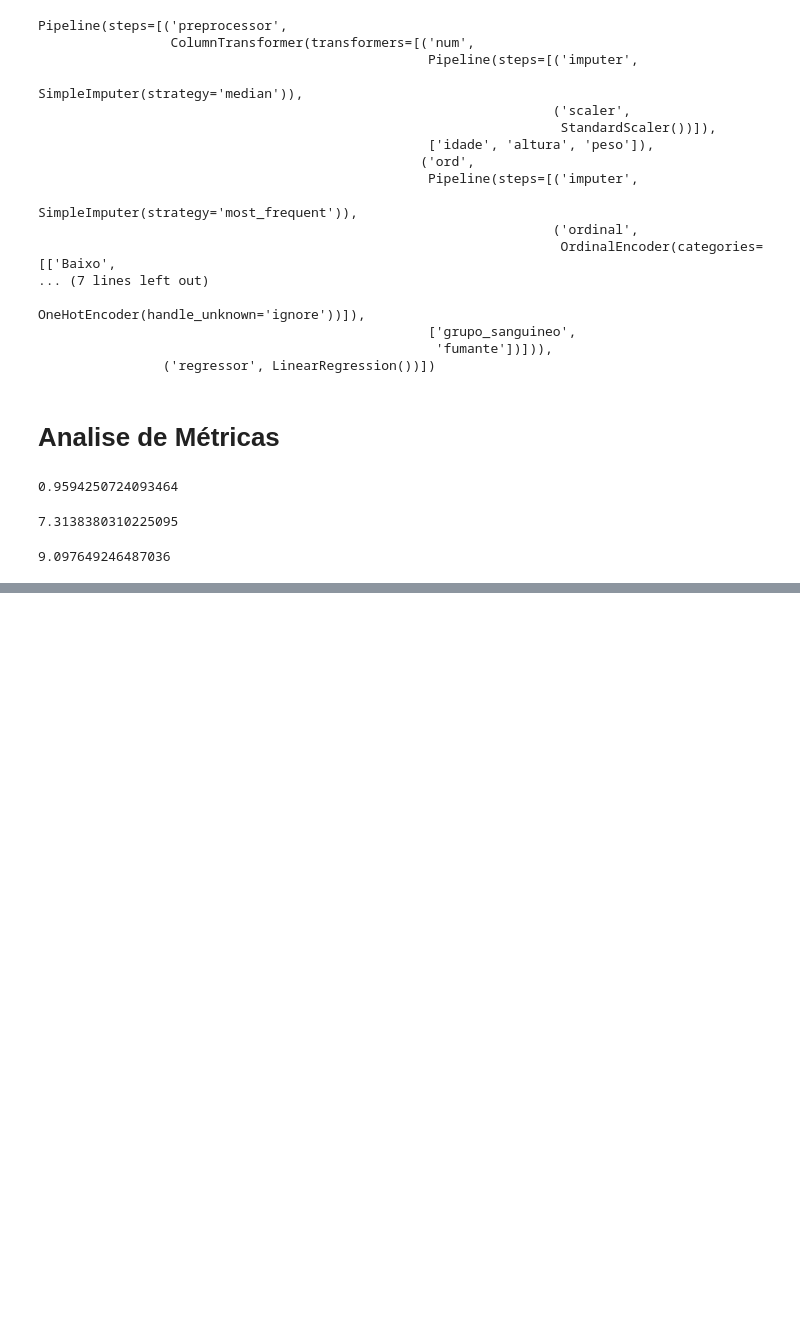
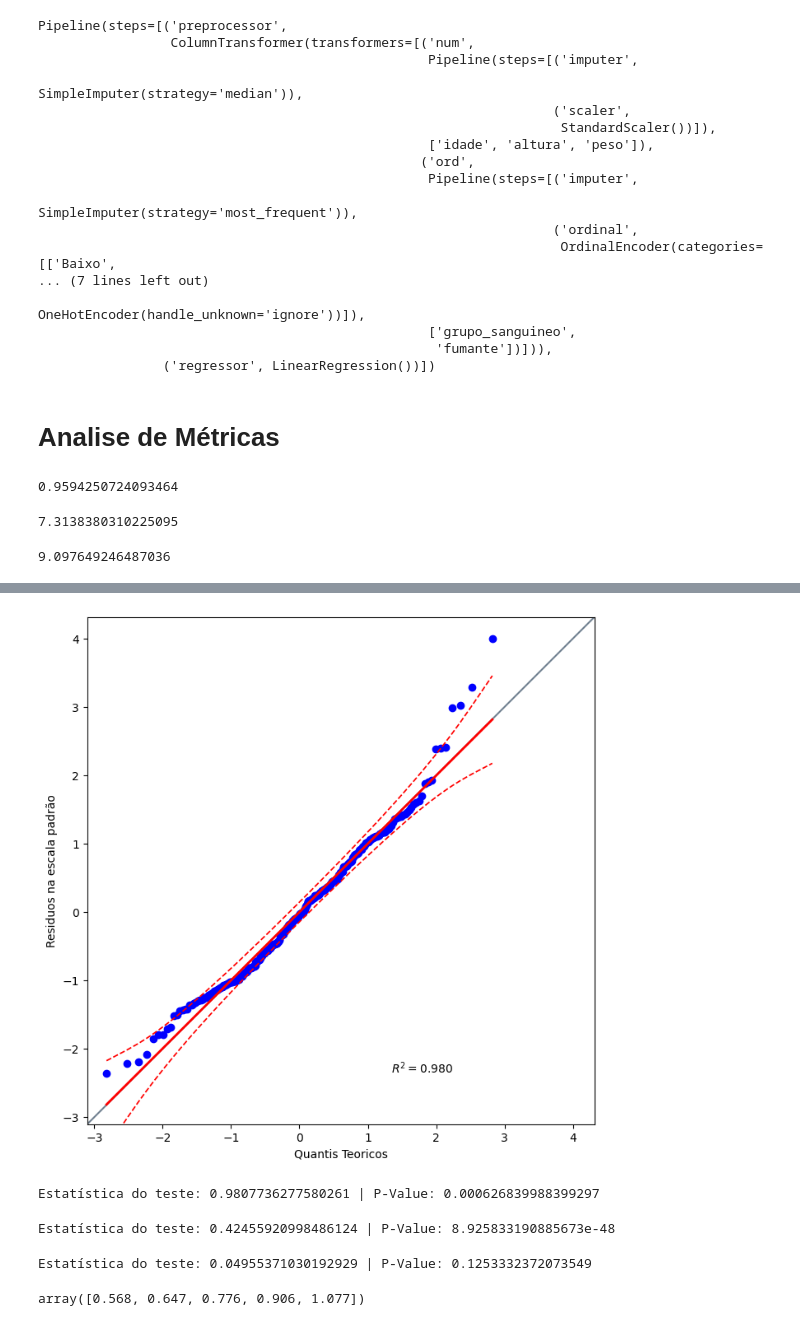
Before and after one commit to GuilhermeVicenteFigueira/CholestIa, a Jupyter notebook: Ia/CholestIa.ipynb, the cells around one changed output, grey strips where cells are left out. Saved outputs shown, nothing was run; the diff lists cells and outputs as text; code cells hidden in the pictures; blank space fills up the shorter version.

```diff
--- a/Ia/CholestIa.ipynb
+++ b/Ia/CholestIa.ipynb
@@ -510,0 +534,35 @@ mean_squared_error(y_test, y_pred, squared=False)
+# %%
+# Chegar se residuos seguem uma distribuição normaç
+# QQ plot
+import pingouin as pg
+plt.figure(figsize=(14,8))
+pg.qqplot(residuos_std, dist='norm', confidence=0.95)
+plt.xlabel('Quantis Teoricos')
+plt.ylabel('Residuos na escala padrão')
+plt.show()
+# %% [output]
+[figure, added]
+# %%
+# Teste de Normalidade de Shapiro-Wilk
+from scipy.stats import shapiro, kstest, anderson
+from statsmodels.stats.diagnostic import lilliefors, het_goldfeldquandt
+
+stat_shapiro, p_value_shapiro = shapiro(residuos)
+
+print("Estatística do teste: {} | P-Value: {}".format(stat_shapiro, p_value_shapiro))
+# %% [output]
+Estatística do teste: 0.9807736277580261 | P-Value: 0.000626839988399297
+# %%
+
+stat_ks, p_value_ks = kstest(residuos, 'norm')
+
+print("Estatística do teste: {} | P-Value: {}".format(stat_ks, p_value_ks))
+# %% [output]
+Estatística do teste: 0.42455920998486124 | P-Value: 8.925833190885673e-48
+# %%
+
+stat_ll, p_value_ll = lilliefors(residuos, 'norm')
+
+print("Estatística do teste: {} | P-Value: {}".format(stat_ll, p_value_ll))
+# %% [output]
+Estatística do teste: 0.04955371030192929 | P-Value: 0.1253332372073549
@@ -510,0 +572,4 @@ mean_squared_error(y_test, y_pred, squared=False)
+# %%
+critical_and
+# %% [output]
+array([0.568, 0.647, 0.776, 0.906, 1.077])
```
Also changed, not shown: parts of 16 cells of this notebook, 1 other file.
